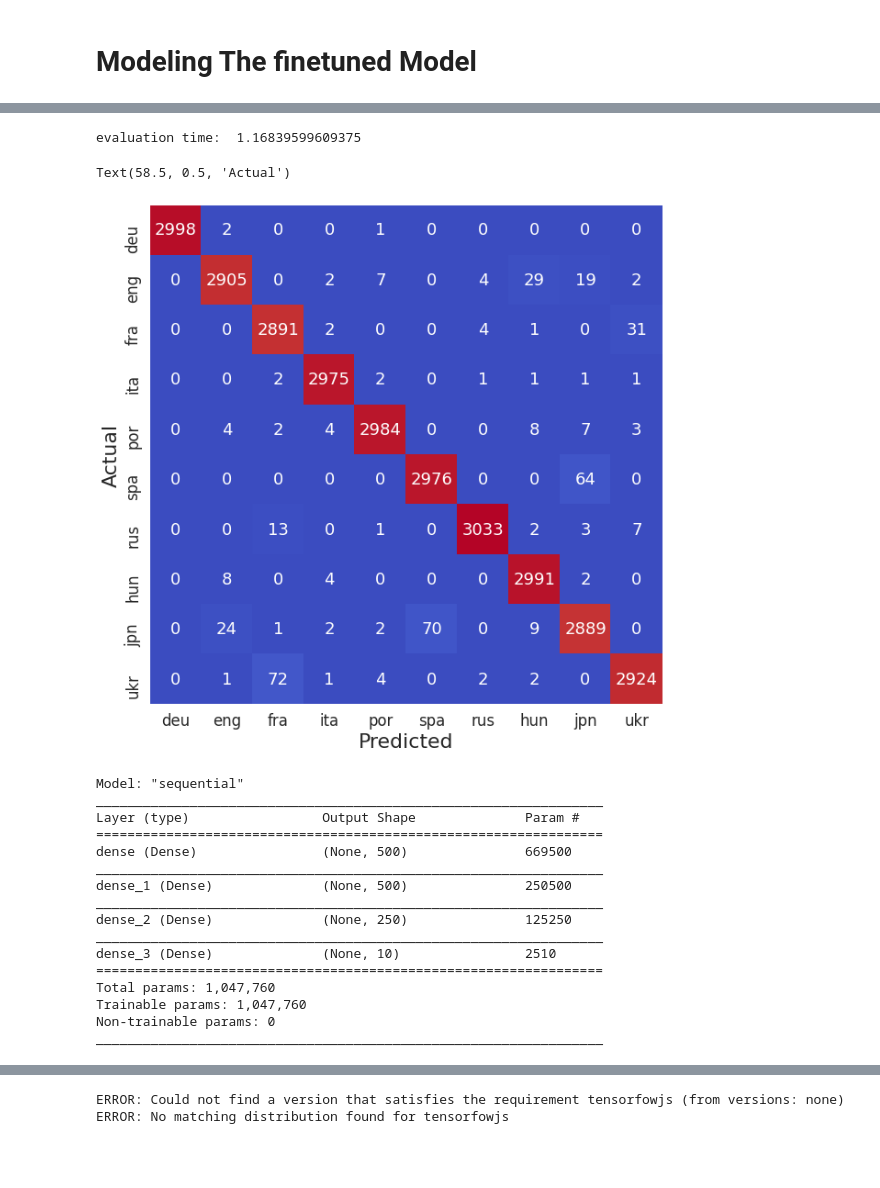
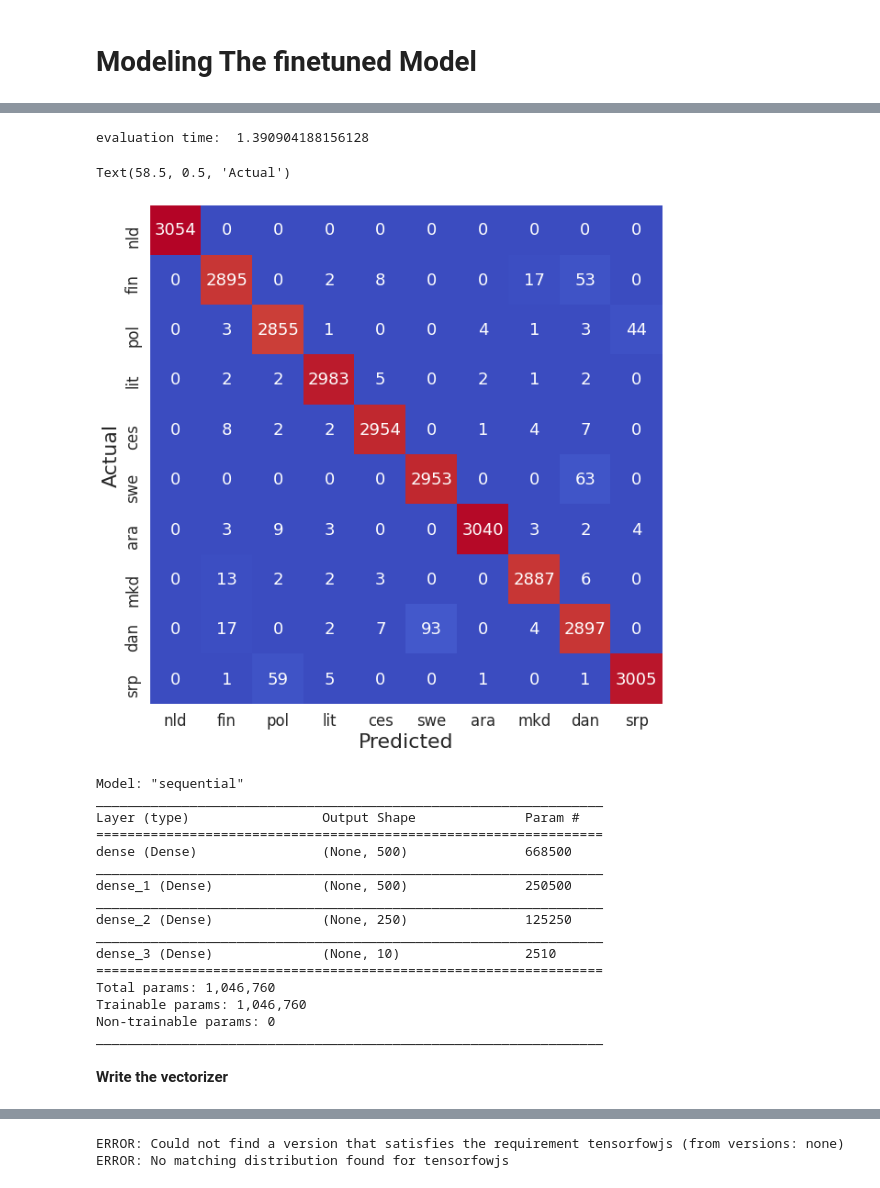
Before and after one commit to neonithinar/Language_detection, a Jupyter notebook: Language_Identification_Project_preliminary_try_out.ipynb, the cells around one changed output, grey strips where cells are left out. Drawn from its saved outputs; the diff is of its cells as text; code cells hidden in the pictures; blank space fills up the shorter version.

```diff
--- a/Language_Identification_Project_preliminary_try_out.ipynb
+++ b/Language_Identification_Project_preliminary_try_out.ipynb
@@ -568,7 +551,7 @@ np.random.seed(42)
 tf.random.set_seed(42)
 
 model = keras.models.Sequential([
-                                 keras.layers.Dense(500, input_dim = 1338, activation = 'relu', kernel_initializer= 'he_normal'),
+                                 keras.layers.Dense(500, input_dim = 1336, activation = 'relu', kernel_initializer= 'he_normal'),
                                  keras.layers.Dense(500, activation = 'relu', kernel_initializer= 'he_normal'),
                                  keras.layers.Dense(250, activation = 'relu', kernel_initializer= 'he_normal'),
                                  keras.layers.Dense(10, activation = 'softmax')
@@ -601,32 +582,32 @@ Epoch 6/15
 # %%
 import time
 start_time = time.time()
 x_test = test_feat.drop('lang',axis=1)
 y_test = test_feat['lang']
 label_predict = model.predict_classes(x_test)
 
 predictions = encoder.inverse_transform(label_predict)
 end_time = time.time()
 print("evaluation time: ", end_time - start_time)
 accuracy = accuracy_score(y_test, predictions)
 
 #Create confusion matrix
-lang = ['deu', 'eng', 'fra', 'ita', 'por', 'spa', 'rus','hun', 'jpn', 'ukr'] # 10 languages
+lang = ['nld', 'fin', 'pol', 'lit', 'ces', 'swe', 'ara','mkd', 'dan','srp']# 10 languages
 conf_matrix = confusion_matrix(y_test,predictions)
 conf_matrix_df = pd.DataFrame(conf_matrix,columns=lang,index=lang)
 
 #Plot confusion matrix heatmap
 plt.figure(figsize=(10, 10), facecolor='w', edgecolor='k')
 sns.set(font_scale=1.5)
 sns.heatmap(conf_matrix_df,cmap='coolwarm',annot=True,fmt='.5g',cbar=False)
 plt.xlabel('Predicted',fontsize=22)
 plt.ylabel('Actual',fontsize=22)
 
 # plt.savefig('../figures/model_eval.png',format='png',dpi=150)
 # %% [output]
-evaluation time:  1.16839599609375
+evaluation time:  1.390904188156128
 Text(58.5, 0.5, 'Actual')
-[figure, old version]
+[figure, new version]
 # %%
 model.summary()
 # %% [output]
@@ -634,7 +615,7 @@ Model: "sequential"
 _________________________________________________________________
 Layer (type)                 Output Shape              Param #
 =================================================================
-dense (Dense)                (None, 500)               669500
+dense (Dense)                (None, 500)               668500
 _________________________________________________________________
 dense_1 (Dense)              (None, 500)               250500
 _________________________________________________________________
@@ -642,7 +623,9 @@ dense_2 (Dense)              (None, 250)               125250
 _________________________________________________________________
 dense_3 (Dense)              (None, 10)                2510
 =================================================================
-Total params: 1,047,760
-Trainable params: 1,047,760
+Total params: 1,046,760
+Trainable params: 1,046,760
 Non-trainable params: 0
 _________________________________________________________________
+# %% [markdown]
+**Write the vectorizer**
```
Also changed, not shown: parts of 36 cells of this notebook.
